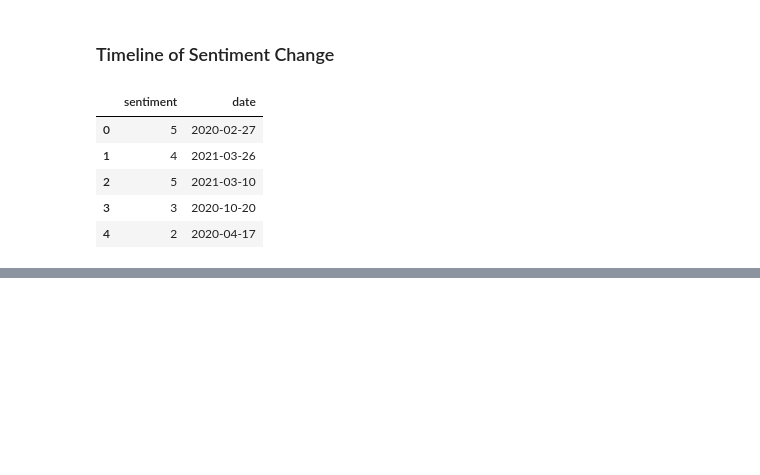
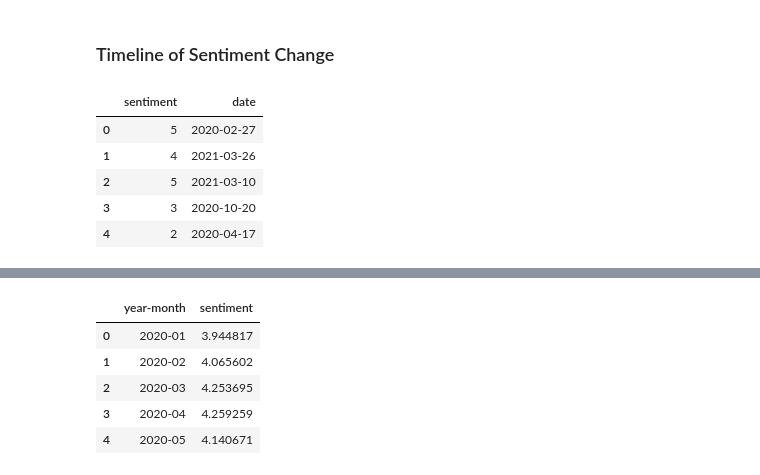
Before and after one commit to slvhuang/Final-Project-NLP, a Jupyter notebook: 4_sentiment_analysis.ipynb, the cells around one changed output, grey strips where cells are left out. Cells and saved outputs as stored; diff of their text form; code cells hidden in the pictures; blank space fills up the shorter version.

```diff
--- a/4_sentiment_analysis.ipynb
+++ b/4_sentiment_analysis.ipynb
@@ -792,0 +824,11 @@ plt.show()
+# %%
+# group by year-month and calculate the average sentiment
+df_plot_avg = df_plot.groupby(['year-month'])['sentiment'].mean().reset_index()
+df_plot_avg.head()
+# %% [output]
+|  | year-month | sentiment |
+| 0 | 2020-01 | 3.944817 |
+| 1 | 2020-02 | 4.065602 |
+| 2 | 2020-03 | 4.253695 |
+| 3 | 2020-04 | 4.259259 |
+| 4 | 2020-05 | 4.140671 |
```
Also changed, not shown: parts of 7 cells of this notebook.
